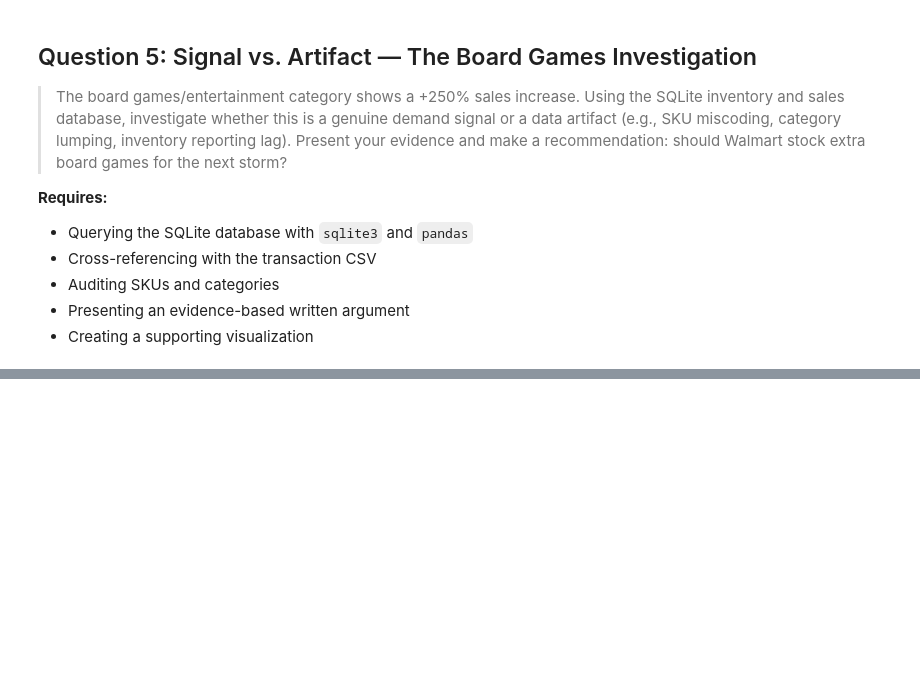
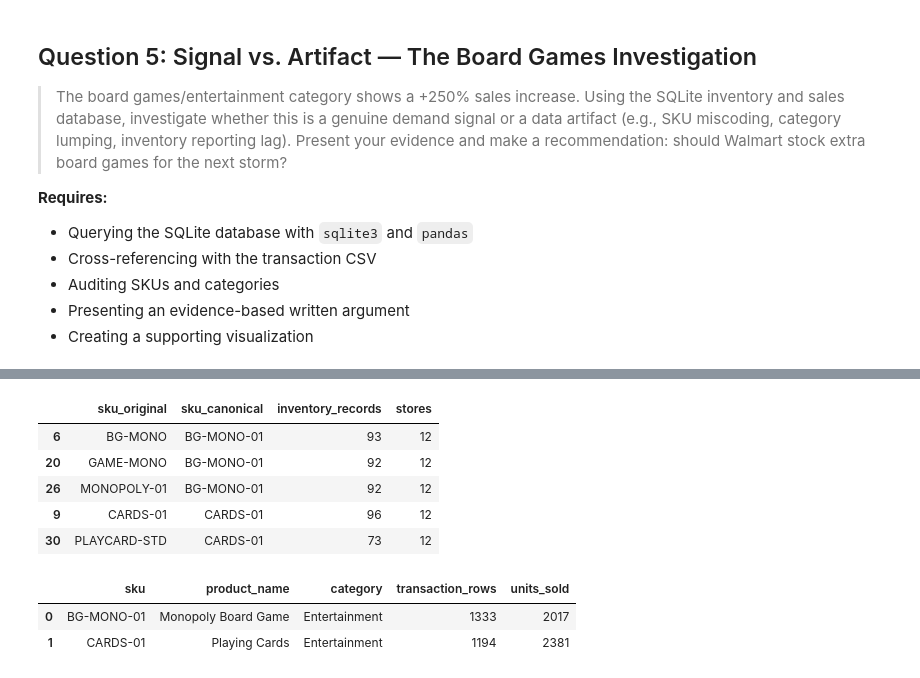
Before and after one commit to simichakravarty16/walmart-hurricane-project, a Jupyter notebook: notebooks/team_notebook.ipynb, the cells around one changed output, grey strips where cells are left out. Saved outputs shown, nothing was run; the diff lists cells and outputs as text; code cells hidden in the pictures; blank space fills up the shorter version.

```diff
--- a/notebooks/team_notebook.ipynb
+++ b/notebooks/team_notebook.ipynb
@@ -1748,0 +1872,54 @@ Stores with the smallest increases:
+# %%
+# Identify the two relevant canonical products (SKU_MAP created in cleaning steps)
+game_skus = {
+    "BG-MONO-01": "Board Games (Monopoly)",
+    "CARDS-01": "Card Games (Playing Cards)"
+}
+
+# Normalize inventory SKUs using the previously defined SKU_MAP
+inventory["sku_original"] = (
+    inventory["sku"].astype(str).str.strip().str.upper()
+)
+
+inventory["sku_canonical"] = (
+    inventory["sku_original"].map(SKU_MAP).fillna(inventory["sku_original"])
+)
+
+# Show legacy SKU variants and their canonical equivalents
+sku_audit = (
+    inventory.groupby(
+        ["sku_original", "sku_canonical"], as_index = False
+    )
+    .agg(
+        inventory_records = ("store_id", "size"),
+        stores = ("store_id", "nunique")
+    )
+)
+
+display(
+    sku_audit[
+        sku_audit["sku_canonical"].isin(game_skus)
+    ].sort_values("sku_canonical")
+)
+
+# Check the cleaned transaction data's corresponding product records
+display(
+    clean_transactions[
+        clean_transactions["sku"].isin(game_skus)
+    ]
+    .groupby(["sku", "product_name", "category"], as_index=False)
+    .agg(
+        transaction_rows=("transaction_id", "size"),
+        units_sold=("quantity", "sum")
+    )
+)
+# %% [output]
+|  | sku_original | sku_canonical | inventory_records | stores |
+| 6 | BG-MONO | BG-MONO-01 | 93 | 12 |
+| 20 | GAME-MONO | BG-MONO-01 | 92 | 12 |
+| 26 | MONOPOLY-01 | BG-MONO-01 | 92 | 12 |
+| 9 | CARDS-01 | CARDS-01 | 96 | 12 |
+| 30 | PLAYCARD-STD | CARDS-01 | 73 | 12 |
+|  | sku | product_name | category | transaction_rows | units_sold |
+| 0 | BG-MONO-01 | Monopoly Board Game | Entertainment | 1333 | 2017 |
+| 1 | CARDS-01 | Playing Cards | Entertainment | 1194 | 2381 |
```
Also changed, not shown: parts of 5 cells of this notebook.
